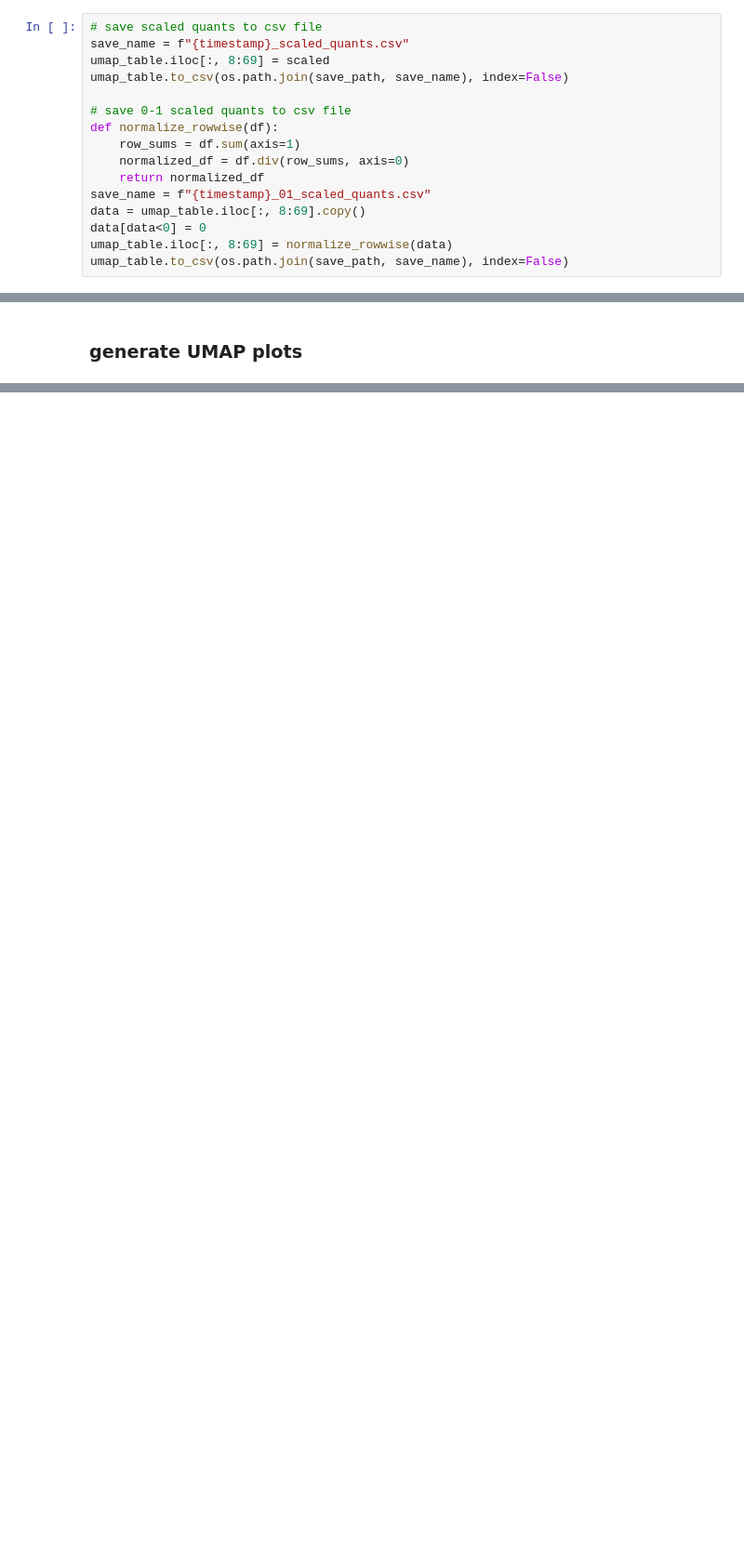
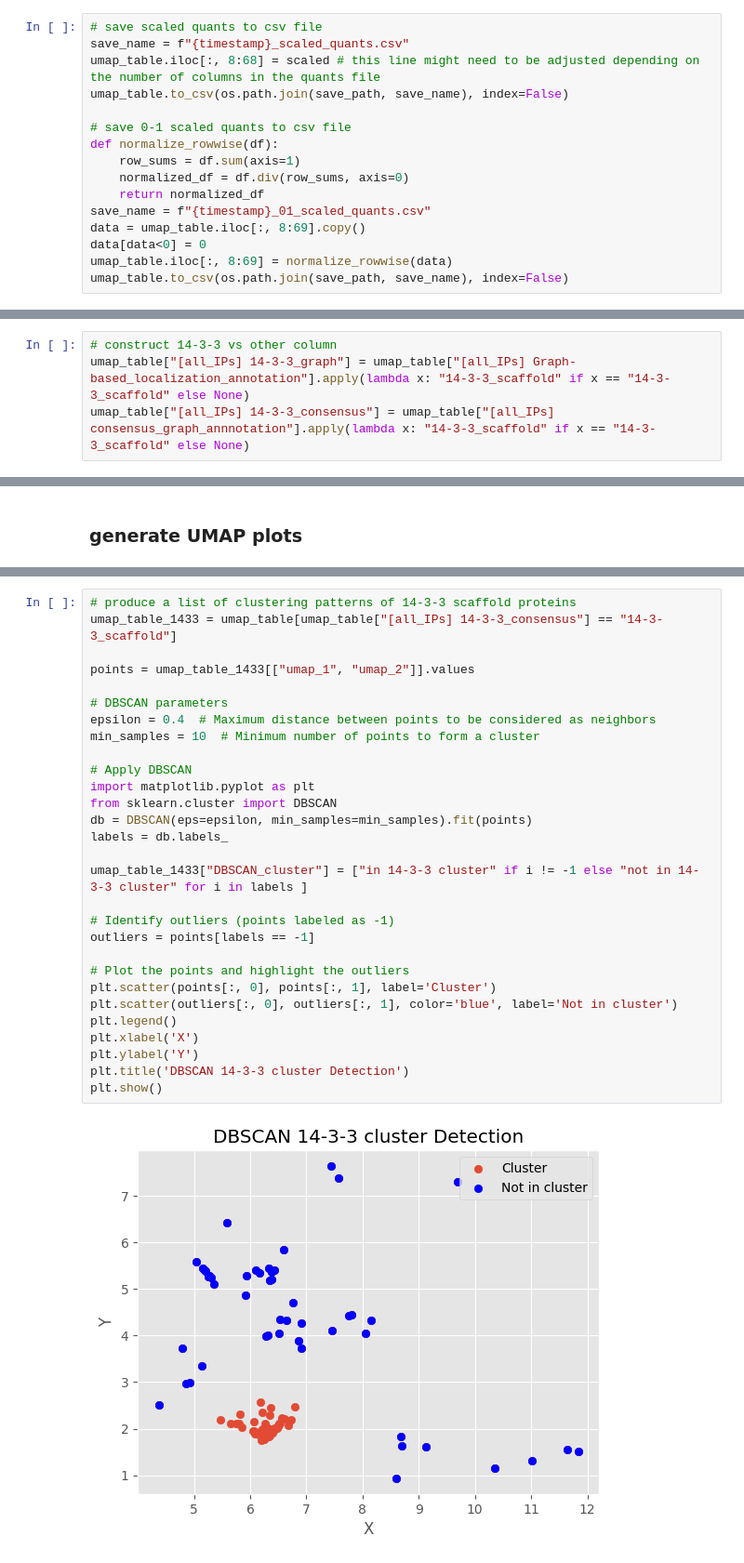
Before and after one commit to czbiohub-sf/Organelle_IP_analyses_and_figures, a Jupyter notebook: notebooks/Fig2/panel_D/Fig2_D_umap.ipynb, the cells around one changed output, grey strips where cells are left out. Shown at 93% size. Saved outputs shown, nothing was run; the diff lists cells and outputs as text; blank space fills up the shorter version.

Commit message:
add analysis of 14-3-3 localizations after removing 14-3-3 IP

```diff
--- a/notebooks/Fig2/panel_D/Fig2_D_umap.ipynb
+++ b/notebooks/Fig2/panel_D/Fig2_D_umap.ipynb
@@ -155,7 +157,7 @@ umap_table.to_csv(os.path.join(save_path, save_name), index=False)
 # %%
 # save scaled quants to csv file
 save_name = f"{timestamp}_scaled_quants.csv"
-umap_table.iloc[:, 8:69] = scaled
+umap_table.iloc[:, 8:68] = scaled # this line might need to be adjusted depending on the number of columns in the quants file
 umap_table.to_csv(os.path.join(save_path, save_name), index=False)
 
 # save 0-1 scaled quants to csv file
@@ -170,0 +194,4 @@ umap_table.to_csv(os.path.join(save_path, save_name), index=False)
+# %%
+# construct 14-3-3 vs other column
+umap_table["[all_IPs] 14-3-3_graph"] = umap_table["[all_IPs] Graph-based_localization_annotation"].apply(lambda x: "14-3-3_scaffold" if x == "14-3-3_scaffold" else None)
+umap_table["[all_IPs] 14-3-3_consensus"] = umap_table["[all_IPs] consensus_graph_annnotation"].apply(lambda x: "14-3-3_scaffold" if x == "14-3-3_scaffold" else None)
@@ -210,0 +245,31 @@ pio.write_html(fig, file=os.path.join(save_path, save_name), auto_open=False)
+# %%
+# produce a list of clustering patterns of 14-3-3 scaffold proteins
+umap_table_1433 = umap_table[umap_table["[all_IPs] 14-3-3_consensus"] == "14-3-3_scaffold"]
+
+points = umap_table_1433[["umap_1", "umap_2"]].values
+
+# DBSCAN parameters
+epsilon = 0.4  # Maximum distance between points to be considered as neighbors
+min_samples = 10  # Minimum number of points to form a cluster
+
+# Apply DBSCAN
+import matplotlib.pyplot as plt
+from sklearn.cluster import DBSCAN
+db = DBSCAN(eps=epsilon, min_samples=min_samples).fit(points)
+labels = db.labels_
+
+umap_table_1433["DBSCAN_cluster"] = ["in 14-3-3 cluster" if i != -1 else "not in 14-3-3 cluster" for i in labels ]
+
+# Identify outliers (points labeled as -1)
+outliers = points[labels == -1]
+
+# Plot the points and highlight the outliers
+plt.scatter(points[:, 0], points[:, 1], label='Cluster')
+plt.scatter(outliers[:, 0], outliers[:, 1], color='blue', label='Not in cluster')
+plt.legend()
+plt.xlabel('X')
+plt.ylabel('Y')
+plt.title('DBSCAN 14-3-3 cluster Detection')
+plt.show()
+# %% [output]
+[figure, added]
```
Also changed, not shown: parts of 13 cells of this notebook, 11 other files.
